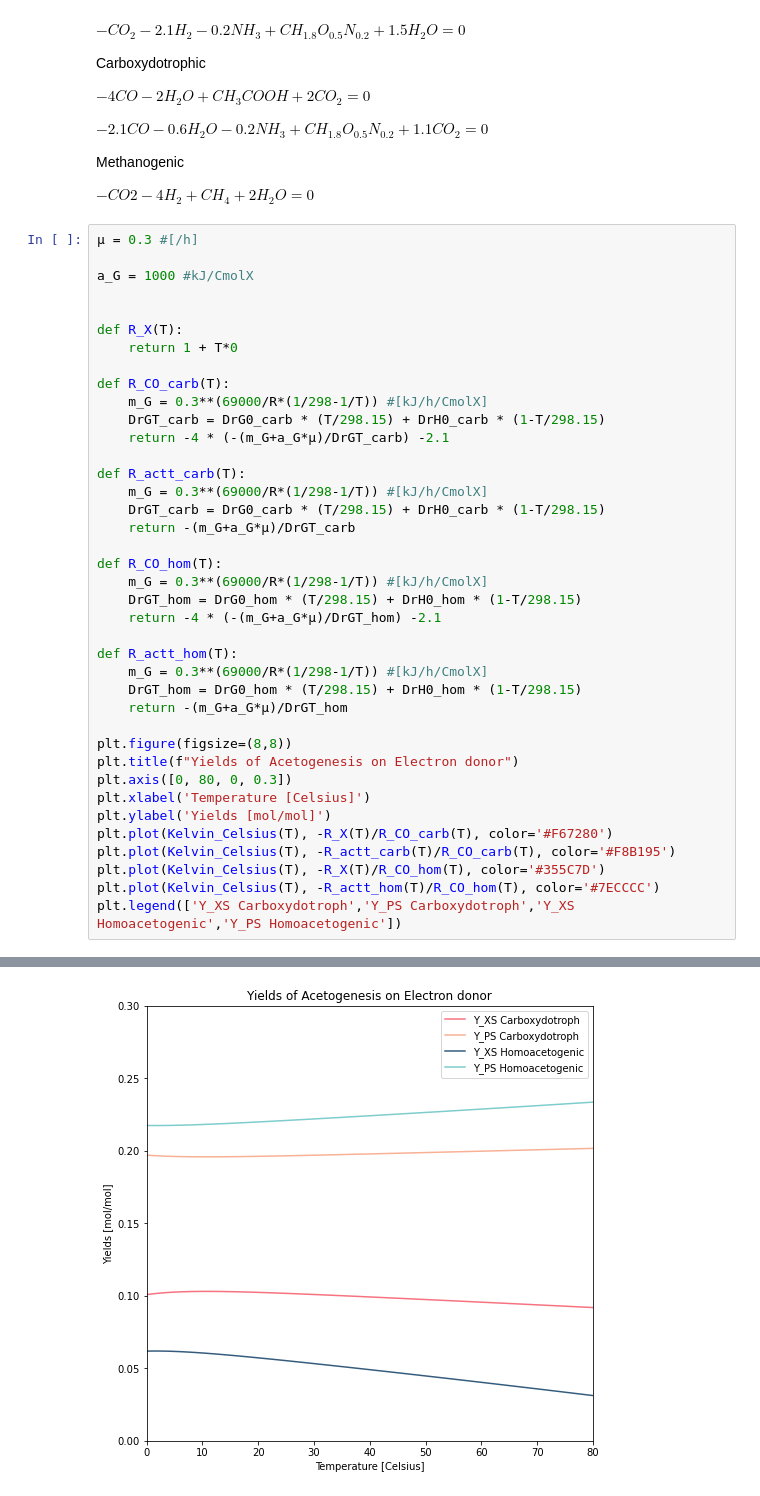
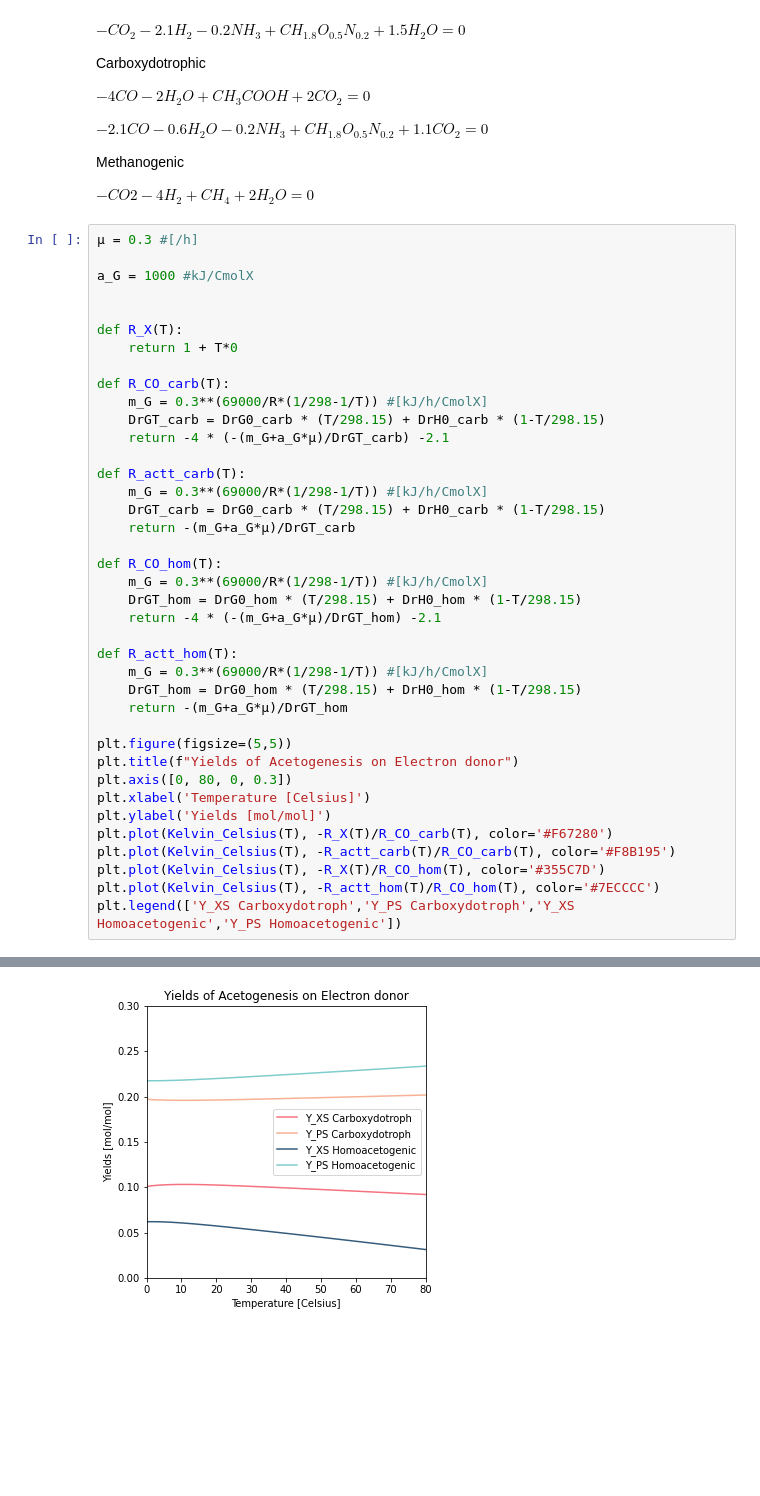
Before and after one commit to biosustain/CO2_fixation_models, a Jupyter notebook: Scripts/S1_AcetogenYieldTempDependency.ipynb, the cells around one changed output, grey strips where cells are left out. Cells and saved outputs as stored; diff of their text form; blank space fills up the shorter version.

```diff
--- a/Scripts/S1_AcetogenYieldTempDependency.ipynb
+++ b/Scripts/S1_AcetogenYieldTempDependency.ipynb
@@ -164,35 +164,35 @@ def R_CO_carb(T):
     m_G = 0.3**(69000/R*(1/298-1/T)) #[kJ/h/CmolX]
     DrGT_carb = DrG0_carb * (T/298.15) + DrH0_carb * (1-T/298.15)
     return -4 * (-(m_G+a_G*µ)/DrGT_carb) -2.1
 
 def R_actt_carb(T):
     m_G = 0.3**(69000/R*(1/298-1/T)) #[kJ/h/CmolX]
     DrGT_carb = DrG0_carb * (T/298.15) + DrH0_carb * (1-T/298.15)
     return -(m_G+a_G*µ)/DrGT_carb
 
 def R_CO_hom(T):
     m_G = 0.3**(69000/R*(1/298-1/T)) #[kJ/h/CmolX]
     DrGT_hom = DrG0_hom * (T/298.15) + DrH0_hom * (1-T/298.15)
     return -4 * (-(m_G+a_G*µ)/DrGT_hom) -2.1
 
 def R_actt_hom(T):
     m_G = 0.3**(69000/R*(1/298-1/T)) #[kJ/h/CmolX]
     DrGT_hom = DrG0_hom * (T/298.15) + DrH0_hom * (1-T/298.15)
     return -(m_G+a_G*µ)/DrGT_hom
 
-plt.figure(figsize=(8,8))
+plt.figure(figsize=(5,5))
 plt.title(f"Yields of Acetogenesis on Electron donor")
 plt.axis([0, 80, 0, 0.3])
 plt.xlabel('Temperature [Celsius]')
 plt.ylabel('Yields [mol/mol]')
 plt.plot(Kelvin_Celsius(T), -R_X(T)/R_CO_carb(T), color='#F67280')
 plt.plot(Kelvin_Celsius(T), -R_actt_carb(T)/R_CO_carb(T), color='#F8B195')
 plt.plot(Kelvin_Celsius(T), -R_X(T)/R_CO_hom(T), color='#355C7D')
 plt.plot(Kelvin_Celsius(T), -R_actt_hom(T)/R_CO_hom(T), color='#7ECCCC')
 plt.legend(['Y_XS Carboxydotroph','Y_PS Carboxydotroph','Y_XS Homoacetogenic','Y_PS Homoacetogenic'])
 # %% [output]
 <matplotlib.legend.Legend at 0x...>
-[figure, old version]
+[figure, new version]
 # %%
 µ = 0.3 #[/h]
 
```
Also changed, not shown: parts of 4 cells of this notebook.
